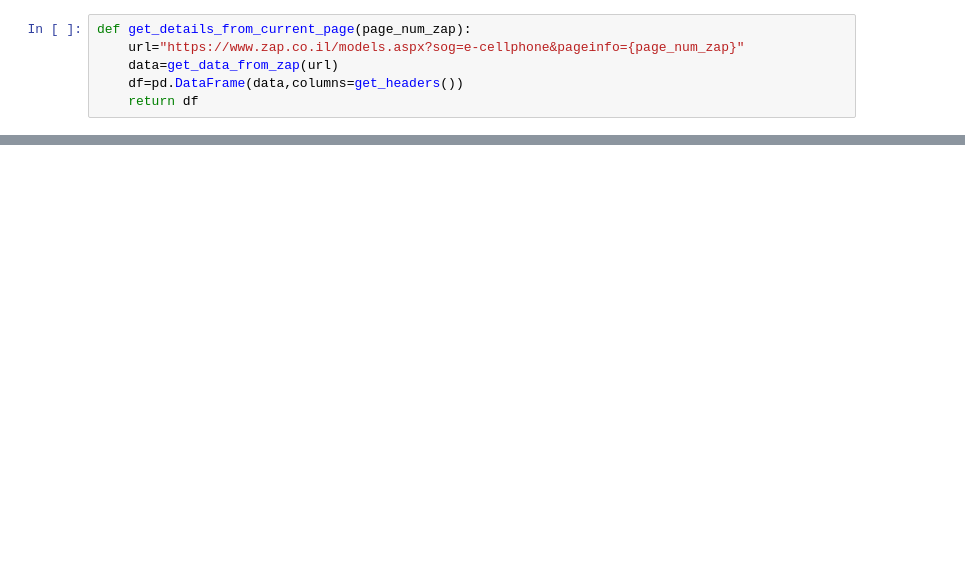
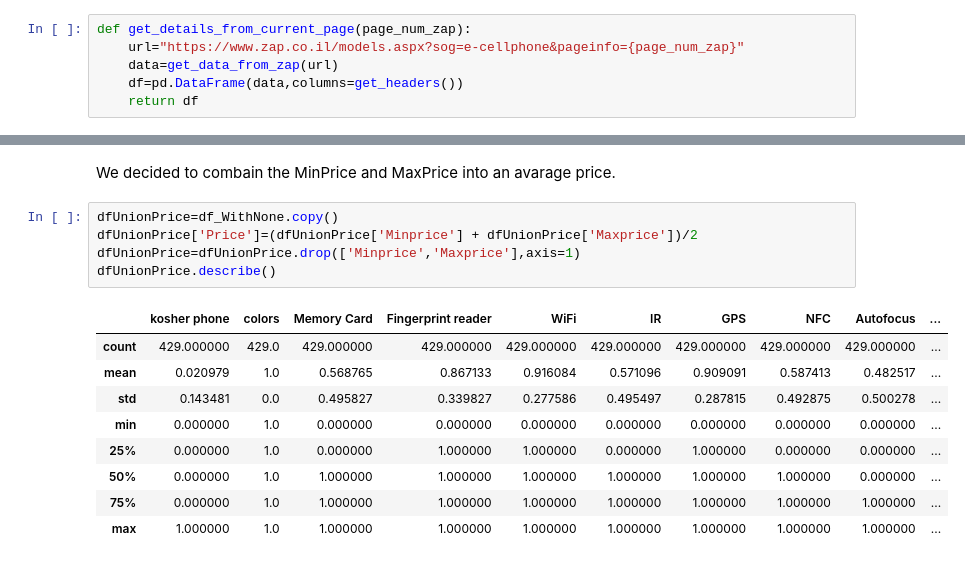
Before and after one commit to Davidtal1/PhoneProjects, a Jupyter notebook: PhonesProject.ipynb, the cells around one changed output, grey strips where cells are left out. Saved outputs shown, nothing was run; the diff lists cells and outputs as text; blank space fills up the shorter version.

```diff
--- a/PhonesProject.ipynb
+++ b/PhonesProject.ipynb
@@ -240,0 +485,17 @@ df
+# %% [markdown]
+We decided to combain the MinPrice and MaxPrice into an avarage price.
+# %%
+dfUnionPrice=df_WithNone.copy()
+dfUnionPrice['Price']=(dfUnionPrice['Minprice'] + dfUnionPrice['Maxprice'])/2
+dfUnionPrice=dfUnionPrice.drop(['Minprice','Maxprice'],axis=1)
+dfUnionPrice.describe()
+# %% [output]
+|  | kosher phone | colors | Memory Card | Fingerprint reader | WiFi | IR | GPS | NFC | Autofocus | ... |
+| count | 429.000000 | 429.0 | 429.000000 | 429.000000 | 429.000000 | 429.000000 | 429.000000 | 429.000000 | 429.000000 | ... |
+| mean | 0.020979 | 1.0 | 0.568765 | 0.867133 | 0.916084 | 0.571096 | 0.909091 | 0.587413 | 0.482517 | ... |
+| std | 0.143481 | 0.0 | 0.495827 | 0.339827 | 0.277586 | 0.495497 | 0.287815 | 0.492875 | 0.500278 | ... |
+| min | 0.000000 | 1.0 | 0.000000 | 0.000000 | 0.000000 | 0.000000 | 0.000000 | 0.000000 | 0.000000 | ... |
+| 25% | 0.000000 | 1.0 | 0.000000 | 1.000000 | 1.000000 | 0.000000 | 1.000000 | 0.000000 | 0.000000 | ... |
+| 50% | 0.000000 | 1.0 | 1.000000 | 1.000000 | 1.000000 | 1.000000 | 1.000000 | 1.000000 | 0.000000 | ... |
+| 75% | 0.000000 | 1.0 | 1.000000 | 1.000000 | 1.000000 | 1.000000 | 1.000000 | 1.000000 | 1.000000 | ... |
+| max | 1.000000 | 1.0 | 1.000000 | 1.000000 | 1.000000 | 1.000000 | 1.000000 | 1.000000 | 1.000000 | ... |
```
Also changed, not shown: parts of 32 cells of this notebook, 2 other files.
